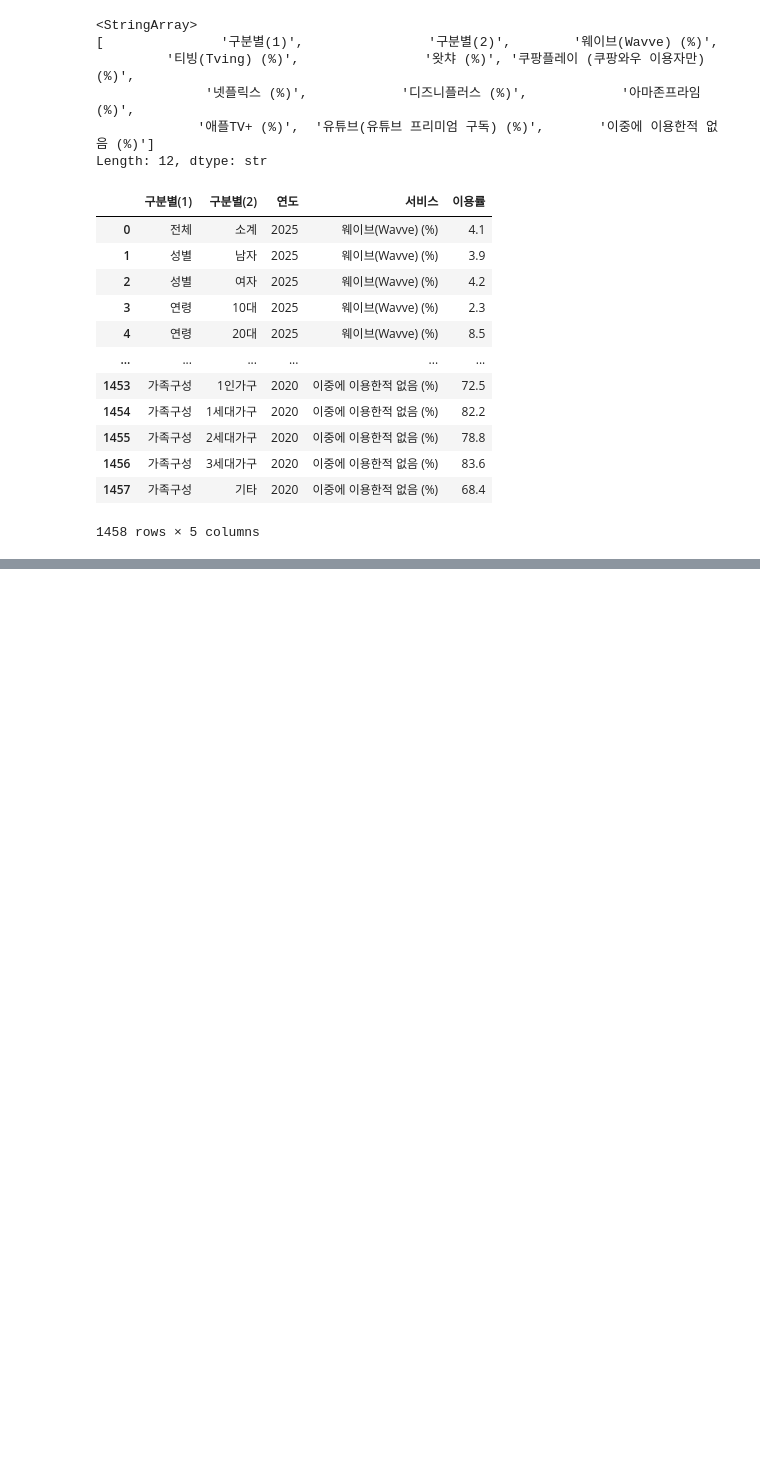
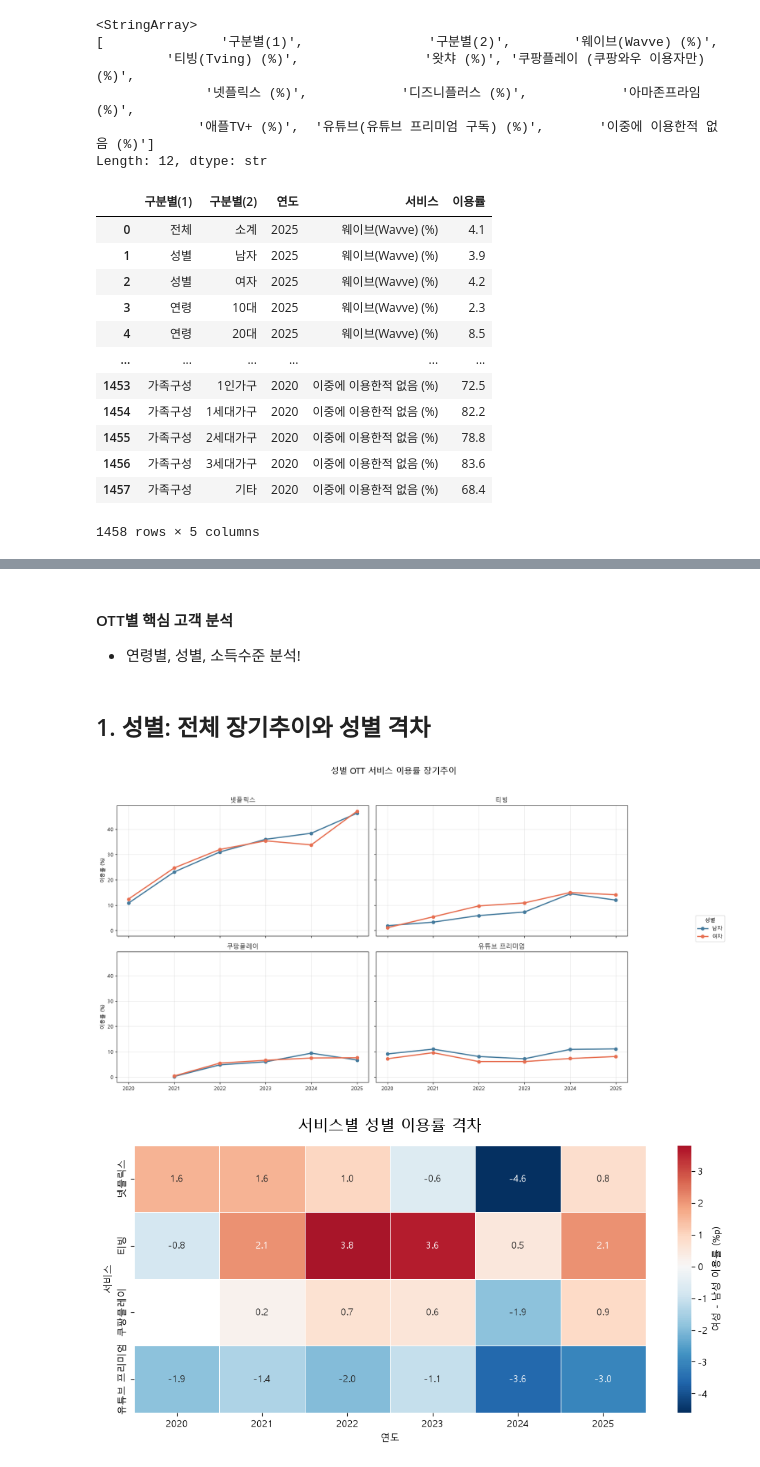
Before and after one commit to fun5307/study-with-ai-2, a Jupyter notebook: src/study_with_ai_2/Project/project.ipynb, the cells around one changed output, grey strips where cells are left out. Saved outputs shown, nothing was run; the diff lists cells and outputs as text; code cells hidden in the pictures; blank space fills up the shorter version.

```diff
--- a/src/study_with_ai_2/Project/project.ipynb
+++ b/src/study_with_ai_2/Project/project.ipynb
@@ -141,0 +240,3 @@ plot_yearly_services(overseas_services, "해외 OTT 서비스 연간 이용률
+# %% [markdown]
+#### OTT별 핵심 고객 분석
+- 연령별, 성별, 소득수준 분석!
@@ -141,0 +269,45 @@ plot_yearly_services(overseas_services, "해외 OTT 서비스 연간 이용률
+# %% [markdown]
+## 1. 성별: 전체 장기추이와 성별 격차
+# %%
+gender_categories = ["남자", "여자"]
+gender_colors = {"남자": "#457B9D", "여자": "#E76F51"}
+
+# fig, axes = plt.subplots(2, 3, figsize=(16, 9), sharex=True, sharey=True)
+fig, axes = plt.subplots(2, 2, figsize=(16, 9), sharex=True, sharey=True)
+
+for ax, (service_name, keyword) in zip(axes.flat, analysis_services.items()):
+    table = demographic_service_data("성별", gender_categories, keyword)
+    for gender in gender_categories:
+        ax.plot(table.columns, table.loc[gender], marker="o", linewidth=2.3,
+                color=gender_colors[gender], label=gender)
+    ax.set_title(service_name)
+    ax.grid(alpha=0.3)
+
+axes[0, 0].set_ylabel("이용률 (%)")
+axes[1, 0].set_ylabel("이용률 (%)")
+handles, labels = axes[0, 0].get_legend_handles_labels()
+fig.legend(handles, labels, title="성별", loc="center left", bbox_to_anchor=(1, 0.5))
+fig.suptitle("성별 OTT 서비스 이용률 장기추이", fontsize=16)
+plt.tight_layout(rect=[0, 0, 0.9, 0.95])
+plt.show()
+
+# 여성 이용률 - 남성 이용률. 양수는 여성 이용률이 더 높다는 뜻
+gender_gap = pd.DataFrame({
+    service_name: (
+        demographic_service_data("성별", gender_categories, keyword).loc["여자"]
+        - demographic_service_data("성별", gender_categories, keyword).loc["남자"]
+    )
+    for service_name, keyword in analysis_services.items()
+}).T
+
+plt.figure(figsize=(10, 5))
+sns.heatmap(gender_gap, annot=True, fmt=".1f", cmap="RdBu_r", center=0,
+            linewidths=0.5, cbar_kws={"label": "여성 - 남성 이용률 (%p)"})
+plt.title("서비스별 성별 이용률 격차", fontsize=16, pad=15)
+plt.xlabel("연도")
+plt.ylabel("서비스")
+plt.tight_layout()
+plt.show()
+# %% [output]
+[figure, added]
+[figure, added]
```
Also changed, not shown: parts of 30 cells of this notebook, 5 other files.
